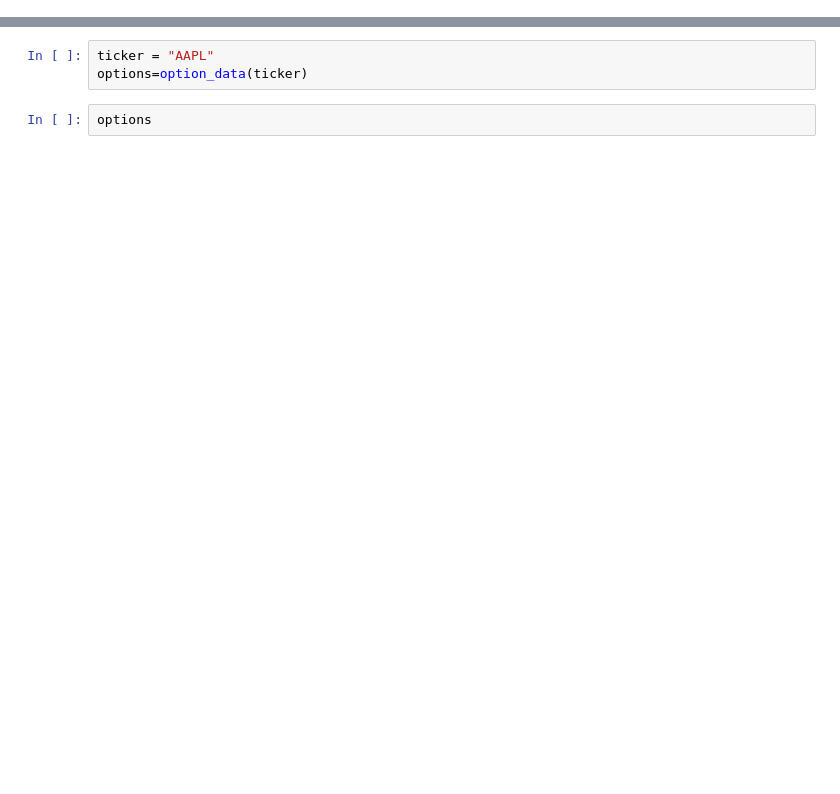
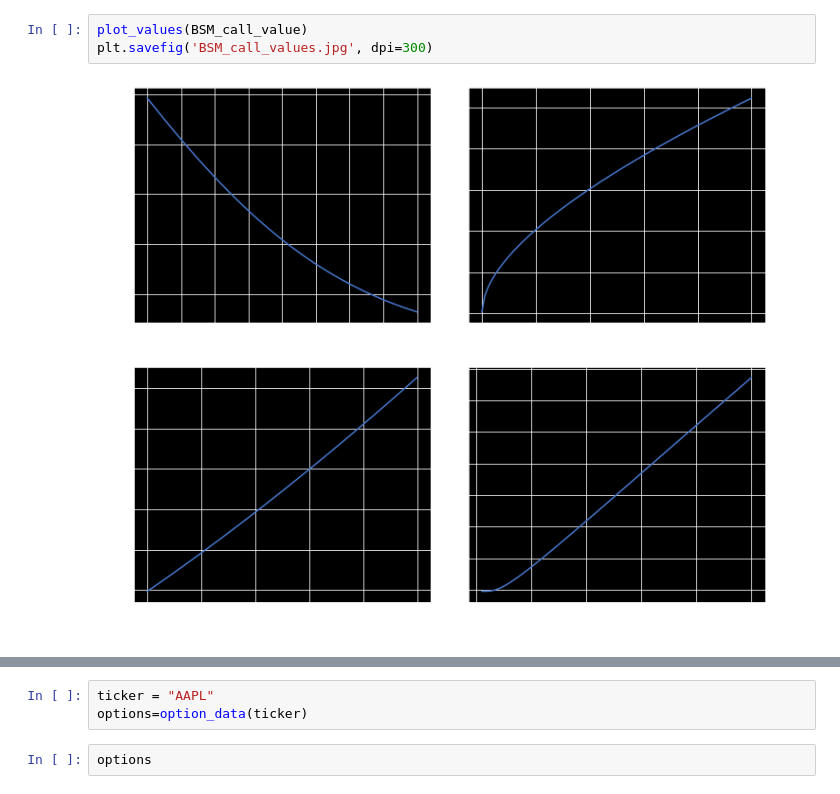
Before and after one commit to Moccazio/Know_Your_Options, a Jupyter notebook: Chapter1-Introduction/Medium/Know_Your_Options.ipynb, the cells around one changed output, grey strips where cells are left out. Saved outputs shown, nothing was run; the diff lists cells and outputs as text; blank space fills up the shorter version.

```diff
--- a/Chapter1-Introduction/Medium/Know_Your_Options.ipynb
+++ b/Chapter1-Introduction/Medium/Know_Your_Options.ipynb
@@ -9,0 +18,5 @@ from yahoo_fin.stock_info import get_quote_table
+# %%
+plot_values(BSM_call_value)
+plt.savefig('BSM_call_values.jpg', dpi=300)
+# %% [output]
+[figure, added]
```
Also changed, not shown: parts of 11 cells of this notebook.
